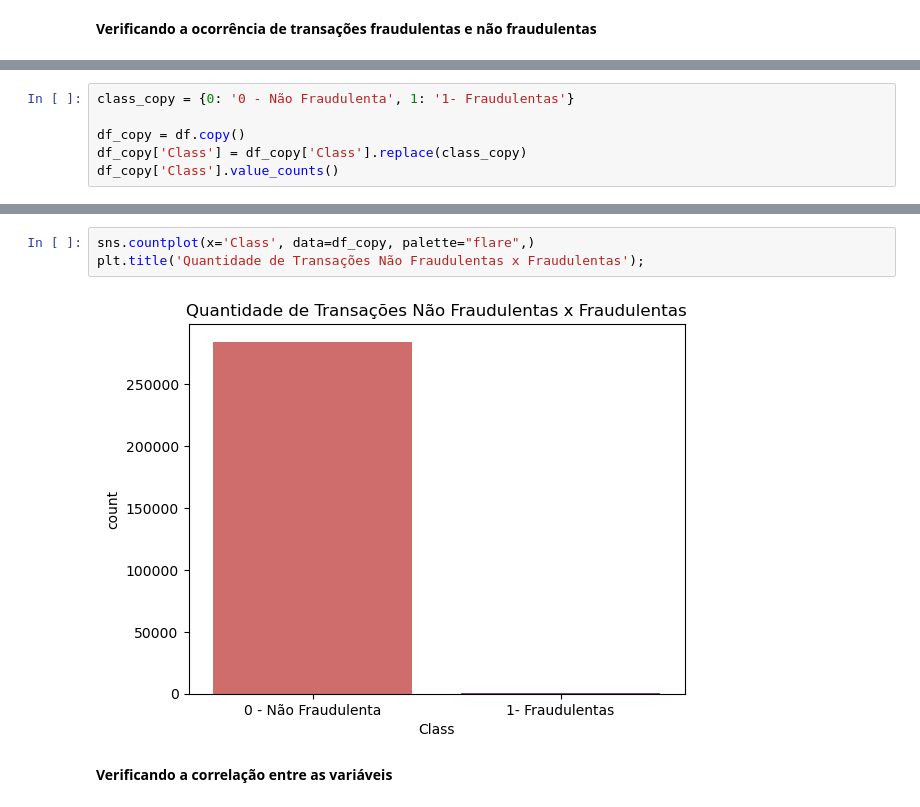
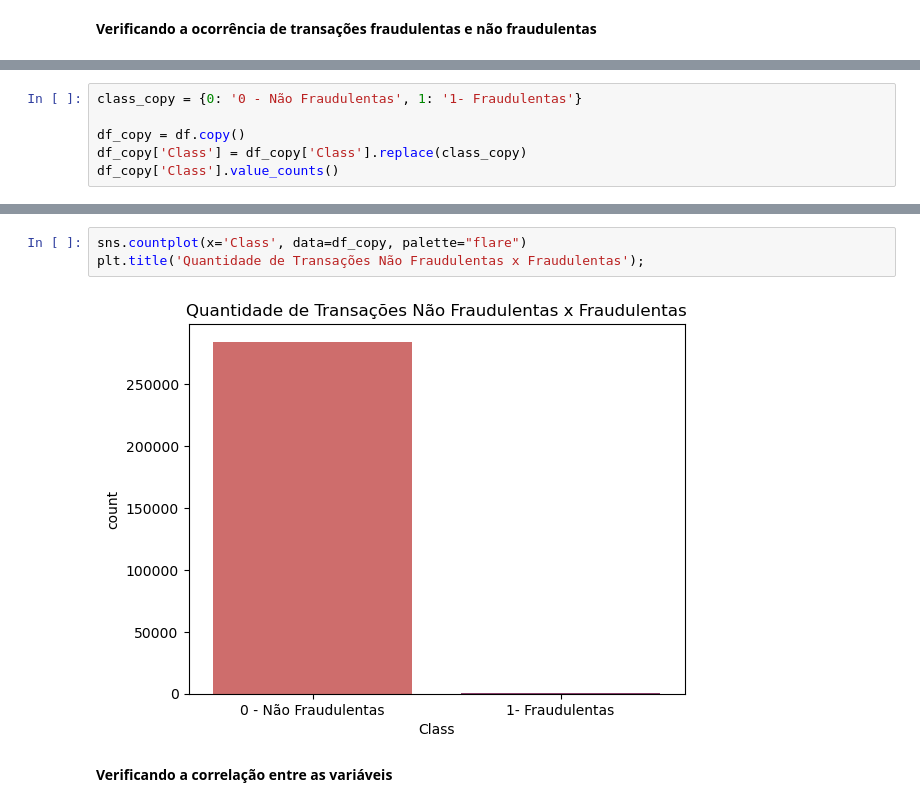
Before and after one commit to andressagomes26/credit_card_fraud_detection, a Jupyter notebook: analise_fraude_cartao_credito.ipynb, the cells around one changed output, grey strips where cells are left out. Drawn from its saved outputs; the diff is of its cells as text.

```diff
--- a/analise_fraude_cartao_credito.ipynb
+++ b/analise_fraude_cartao_credito.ipynb
@@ -140,5 +135,5 @@ Length: 284807, dtype: bool
 # %%
-class_copy = {0: '0 - Não Fraudulenta', 1: '1- Fraudulentas'}
+class_copy = {0: '0 - Não Fraudulentas', 1: '1- Fraudulentas'}
 
 df_copy = df.copy()
 df_copy['Class'] = df_copy['Class'].replace(class_copy)
@@ -149,9 +144,9 @@ df_copy['Class'].value_counts()
 Name: Class, dtype: int64
 # %%
-sns.countplot(x='Class', data=df_copy, palette="flare",)
+sns.countplot(x='Class', data=df_copy, palette="flare")
 plt.title('Quantidade de Transações Não Fraudulentas x Fraudulentas');
 # %% [output]
-[figure, old version]
+[figure, new version]
 # %% [markdown]
 **Verificando a correlação entre as variáveis**
 # %%
```
Also changed, not shown: parts of 36 cells of this notebook.
